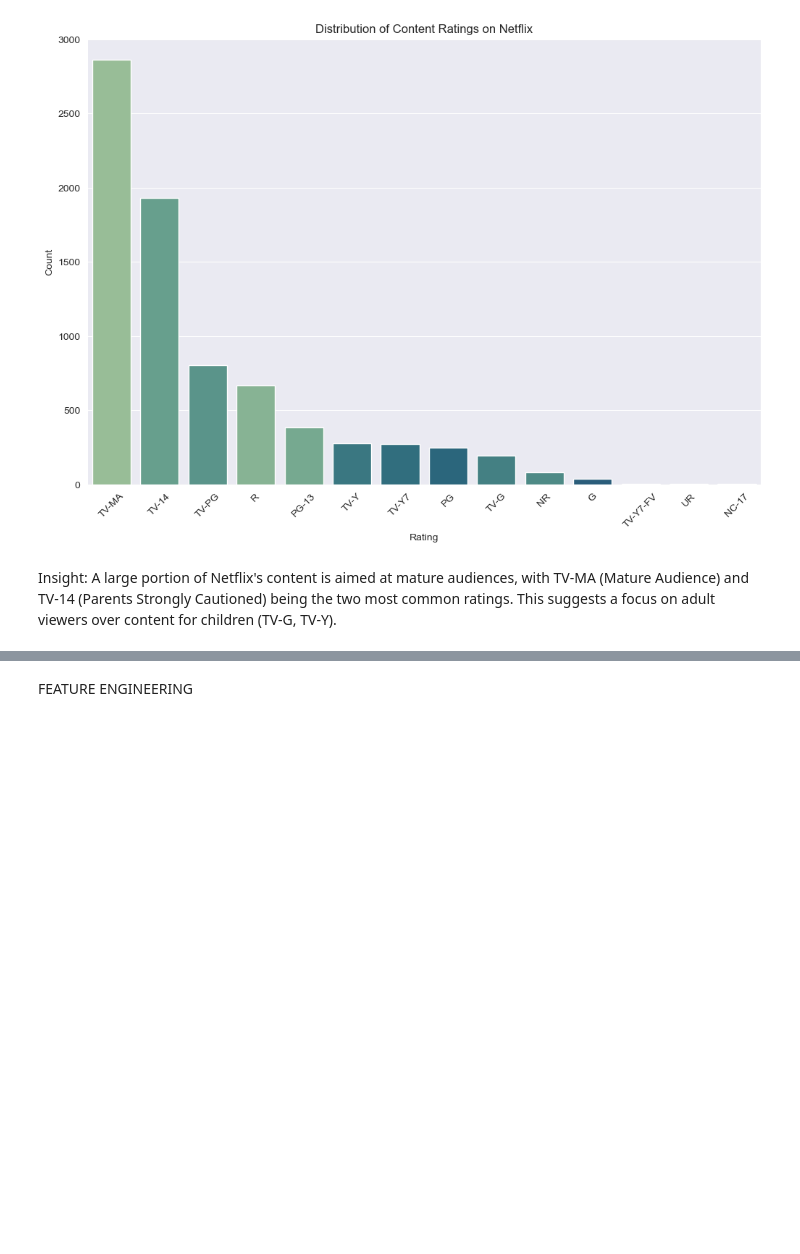
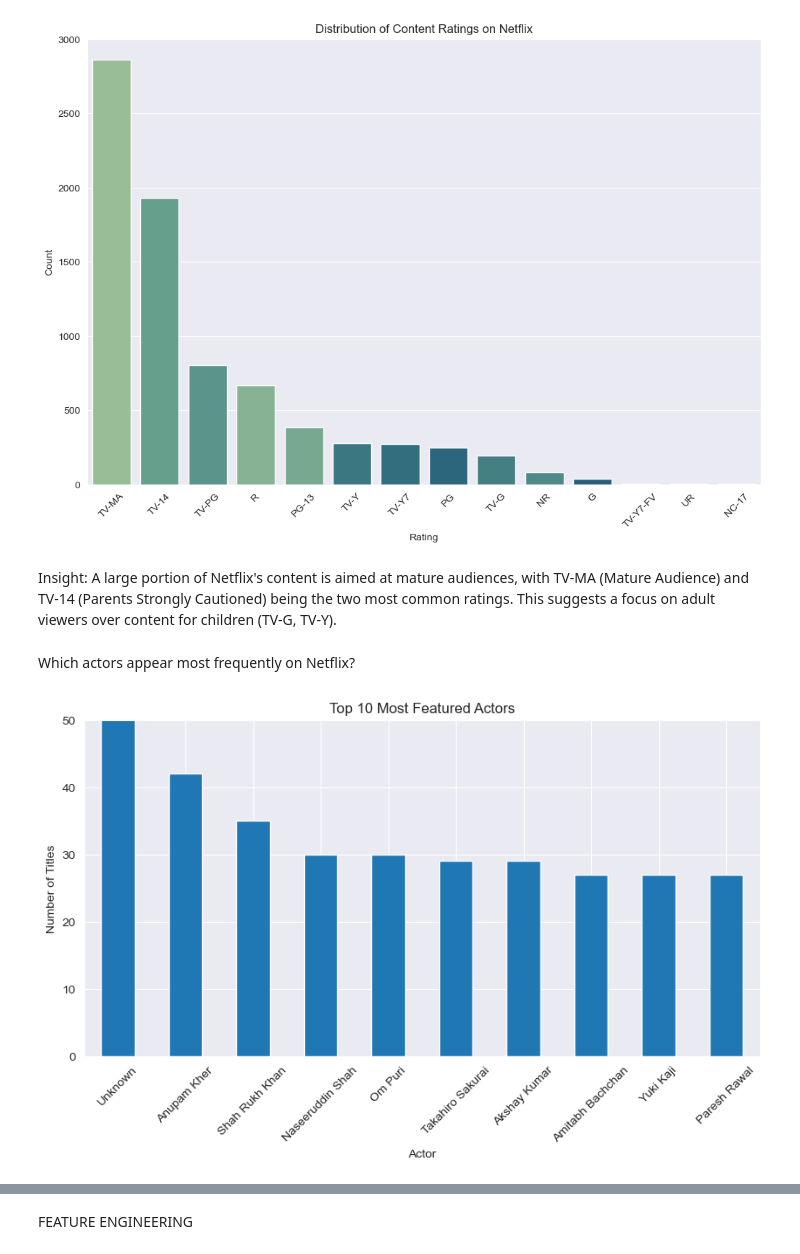
Before and after one commit to manshagupta217/Netflix-Content-Strategy-Analysis, a Jupyter notebook: notebooks/Netflix_Analysis.ipynb, the cells around one changed output, grey strips where cells are left out. Saved outputs shown, nothing was run; the diff lists cells and outputs as text; code cells hidden in the pictures; blank space fills up the shorter version.

```diff
--- a/notebooks/Netflix_Analysis.ipynb
+++ b/notebooks/Netflix_Analysis.ipynb
@@ -380,3 +351,18 @@ plt.show()
 [figure]
 # %% [markdown]
 Insight: A large portion of Netflix's content is aimed at mature audiences, with TV-MA (Mature Audience) and TV-14 (Parents Strongly Cautioned) being the two most common ratings. This suggests a focus on adult viewers over content for children (TV-G, TV-Y).
+# %% [markdown]
+Which actors appear most frequently on Netflix?
+# %%
+casts = df['cast'].dropna().str.split(', ').explode()
+top_actors = casts.value_counts().head(10)
+top_directors = df['director'].value_counts().drop('Unknown').head(10)
+top_actors.plot(kind='bar', figsize=(10,5))
+plt.title("Top 10 Most Featured Actors")
+plt.xlabel("Actor")
+plt.ylabel("Number of Titles")
+plt.ylim(0, 50)
+plt.xticks(rotation=45)
+plt.show()
+# %% [output]
+[figure, added]
```
Also changed, not shown: parts of 36 cells of this notebook.
